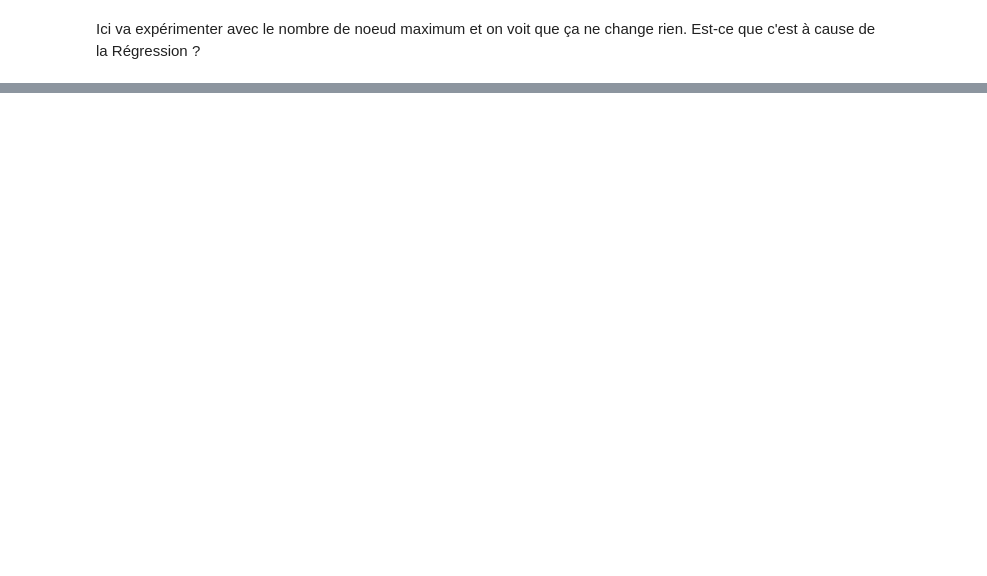
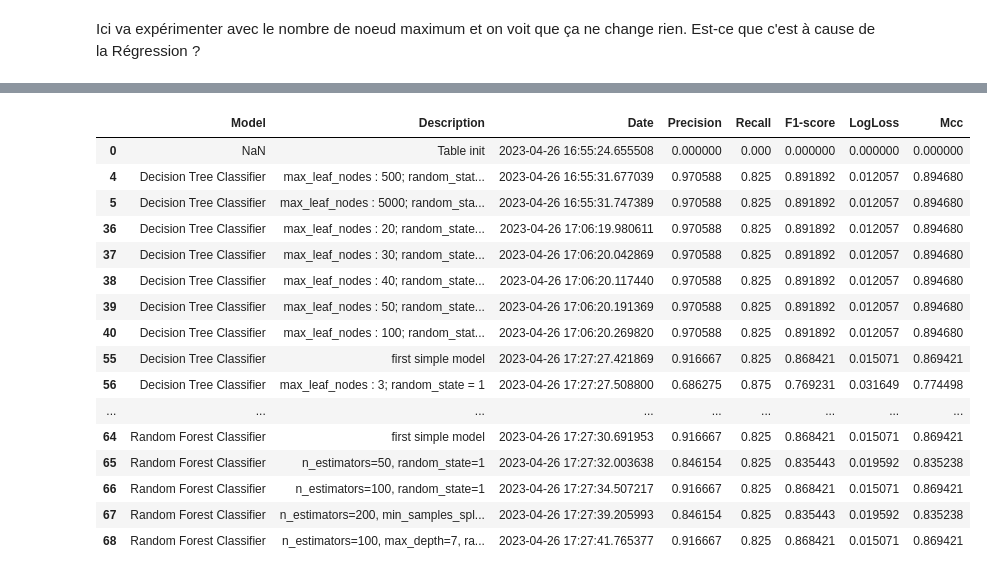
Before and after one commit to SarahLiettefti/AI5L_AILab_FraudDetection, a Jupyter notebook: FirstModels.ipynb, the cells around one changed output, grey strips where cells are left out. Saved outputs shown, nothing was run; the diff lists cells and outputs as text; code cells hidden in the pictures; blank space fills up the shorter version.

```diff
--- a/FirstModels.ipynb
+++ b/FirstModels.ipynb
@@ -201,0 +200,20 @@ Model 5 MAE: 0
+# %%
+showreportcsv()
+# %% [output]
+|  | Model | Description | Date | Precision | Recall | F1-score | LogLoss | Mcc |
+| 0 | NaN | Table init | 2023-04-26 16:55:24.655508 | 0.000000 | 0.000 | 0.000000 | 0.000000 | 0.000000 |
+| 4 | Decision Tree Classifier | max_leaf_nodes : 500; random_stat... | 2023-04-26 16:55:31.677039 | 0.970588 | 0.825 | 0.891892 | 0.012057 | 0.894680 |
+| 5 | Decision Tree Classifier | max_leaf_nodes : 5000; random_sta... | 2023-04-26 16:55:31.747389 | 0.970588 | 0.825 | 0.891892 | 0.012057 | 0.894680 |
+| 36 | Decision Tree Classifier | max_leaf_nodes : 20; random_state... | 2023-04-26 17:06:19.980611 | 0.970588 | 0.825 | 0.891892 | 0.012057 | 0.894680 |
+| 37 | Decision Tree Classifier | max_leaf_nodes : 30; random_state... | 2023-04-26 17:06:20.042869 | 0.970588 | 0.825 | 0.891892 | 0.012057 | 0.894680 |
+| 38 | Decision Tree Classifier | max_leaf_nodes : 40; random_state... | 2023-04-26 17:06:20.117440 | 0.970588 | 0.825 | 0.891892 | 0.012057 | 0.894680 |
+| 39 | Decision Tree Classifier | max_leaf_nodes : 50; random_state... | 2023-04-26 17:06:20.191369 | 0.970588 | 0.825 | 0.891892 | 0.012057 | 0.894680 |
+| 40 | Decision Tree Classifier | max_leaf_nodes : 100; random_stat... | 2023-04-26 17:06:20.269820 | 0.970588 | 0.825 | 0.891892 | 0.012057 | 0.894680 |
+| 55 | Decision Tree Classifier | first simple model | 2023-04-26 17:27:27.421869 | 0.916667 | 0.825 | 0.868421 | 0.015071 | 0.869421 |
+| 56 | Decision Tree Classifier | max_leaf_nodes : 3; random_state = 1 | 2023-04-26 17:27:27.508800 | 0.686275 | 0.875 | 0.769231 | 0.031649 | 0.774498 |
+| ... | ... | ... | ... | ... | ... | ... | ... | ... |
+| 64 | Random Forest Classifier | first simple model | 2023-04-26 17:27:30.691953 | 0.916667 | 0.825 | 0.868421 | 0.015071 | 0.869421 |
+| 65 | Random Forest Classifier | n_estimators=50, random_state=1 | 2023-04-26 17:27:32.003638 | 0.846154 | 0.825 | 0.835443 | 0.019592 | 0.835238 |
+| 66 | Random Forest Classifier | n_estimators=100, random_state=1 | 2023-04-26 17:27:34.507217 | 0.916667 | 0.825 | 0.868421 | 0.015071 | 0.869421 |
+| 67 | Random Forest Classifier | n_estimators=200, min_samples_spl... | 2023-04-26 17:27:39.205993 | 0.846154 | 0.825 | 0.835443 | 0.019592 | 0.835238 |
+| 68 | Random Forest Classifier | n_estimators=100, max_depth=7, ra... | 2023-04-26 17:27:41.765377 | 0.916667 | 0.825 | 0.868421 | 0.015071 | 0.869421 |
```
Also changed, not shown: parts of 18 cells of this notebook, 3 other files.
